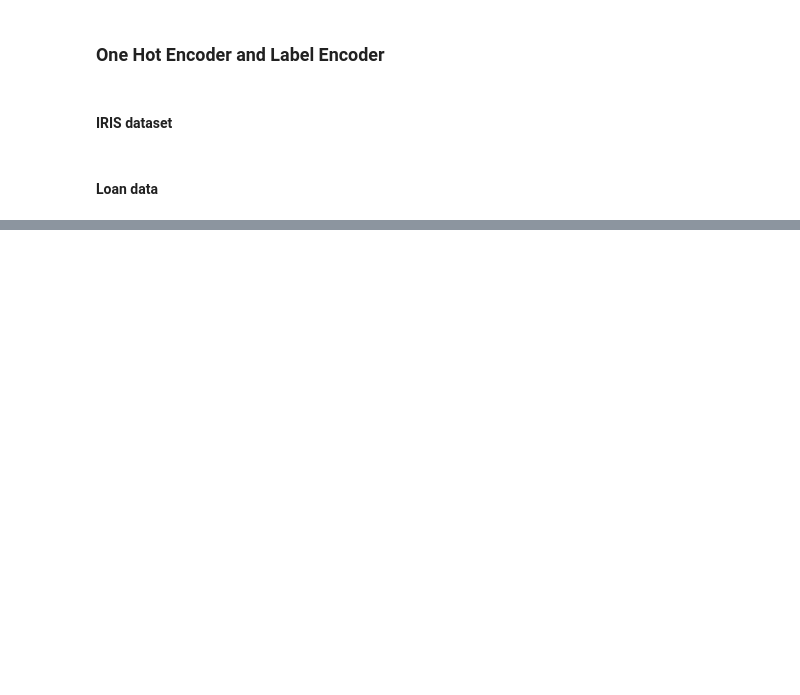
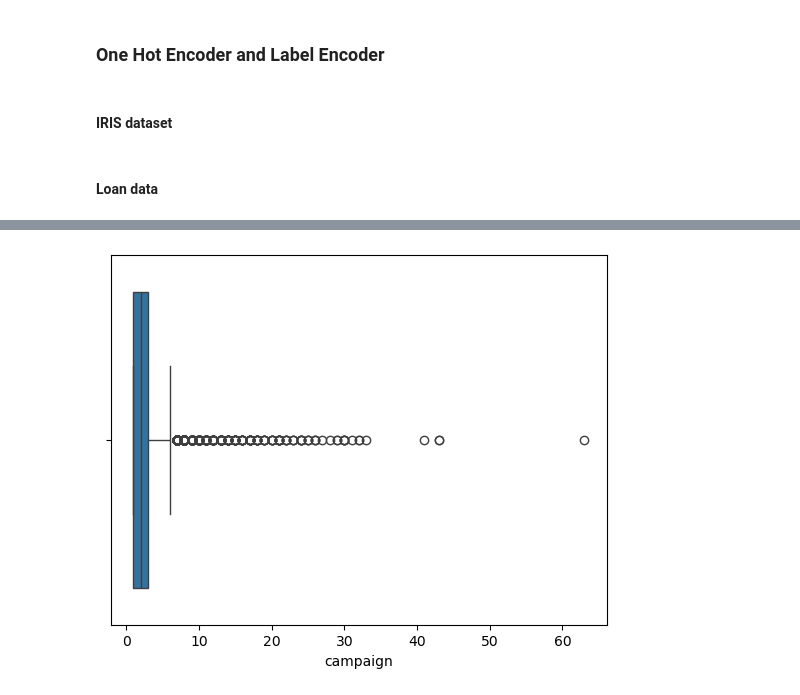
Before and after one commit to UtkarshaChoudhary/ML-Algorithms, a Jupyter notebook: One Hot Encoding on Multiple dataset Practice.ipynb, the cells around one changed output, grey strips where cells are left out. Saved outputs shown, nothing was run; the diff lists cells and outputs as text; code cells hidden in the pictures; blank space fills up the shorter version.

```diff
--- a/One Hot Encoding on Multiple dataset Practice.ipynb
+++ b/One Hot Encoding on Multiple dataset Practice.ipynb
@@ -243,0 +227,6 @@ ValueError: Shape of passed values is (7043, 3), indices imply (7043, 2)
+# %%
+
+sns.boxplot(x="campaign",data=bank)
+plt.show()
+# %% [output]
+[figure, added]
```
Also changed, not shown: parts of 38 cells of this notebook.
